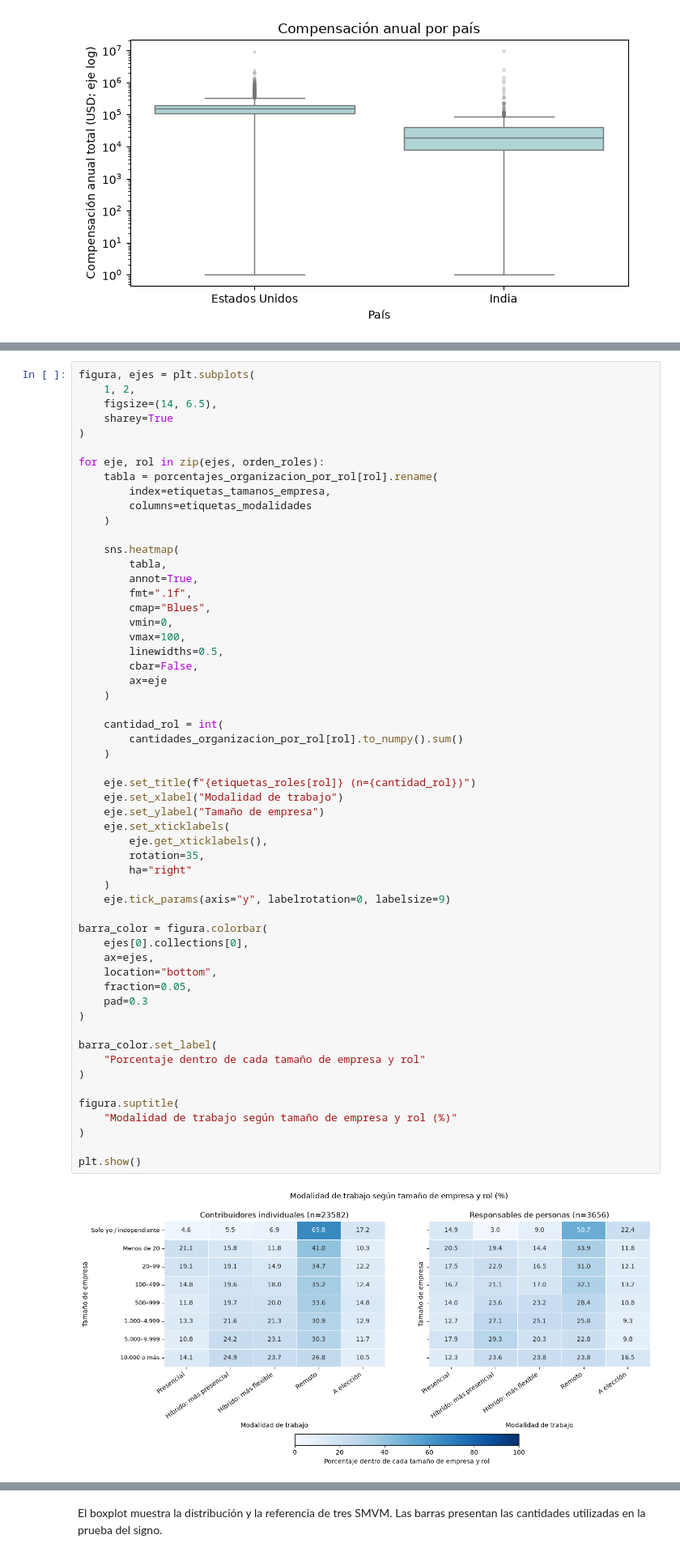
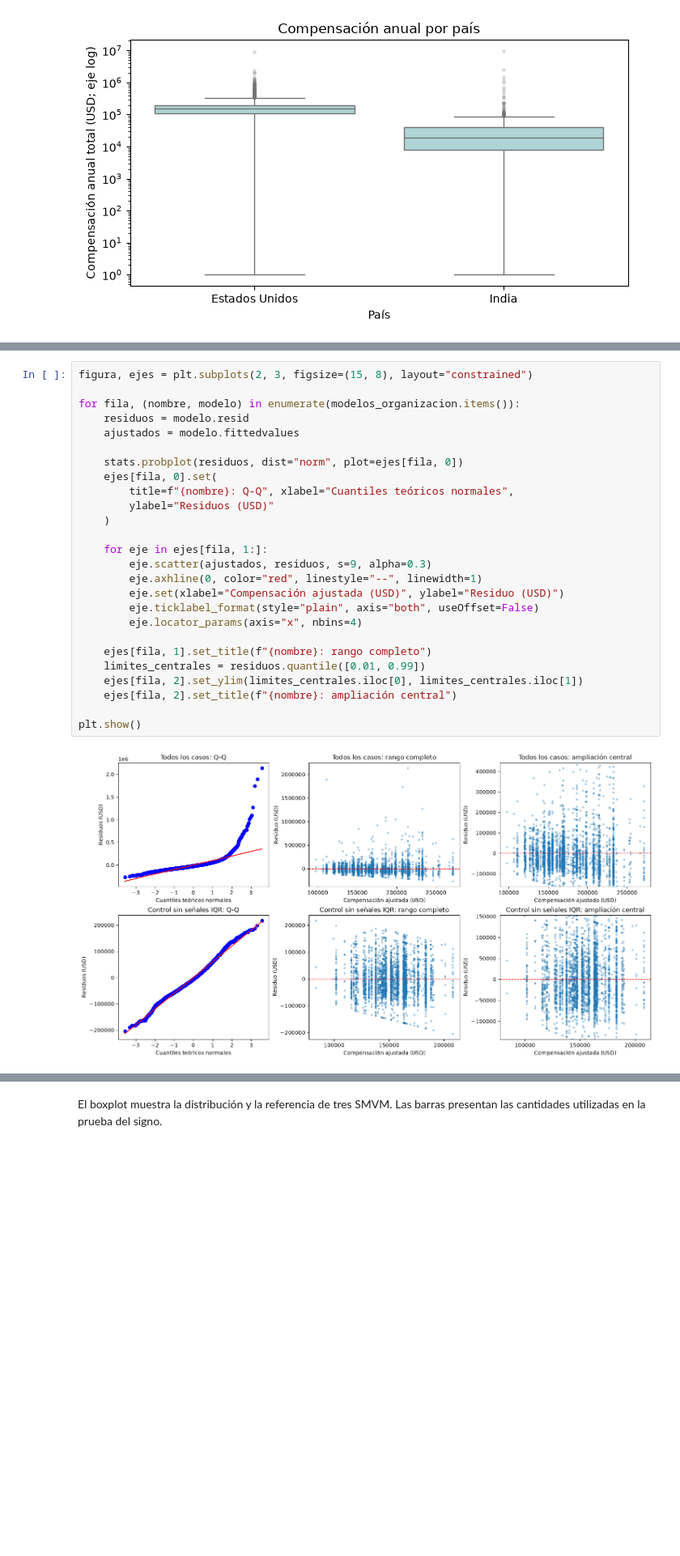
Before and after one commit to v-chiodi/TpEspecialF.Cs.Datos, a Jupyter notebook: tp_especial.ipynb, the cells around one changed output, grey strips where cells are left out. Shown at 81% size. Drawn from its saved outputs; the diff is of its cells as text; blank space fills up the shorter version.

```diff
--- a/tp_especial.ipynb
+++ b/tp_especial.ipynb
@@ -1466,59 +1446,29 @@ El mapa muestra los porcentajes de modalidad dentro de cada tamaño y rol. Cada
 # %%
-figura, ejes = plt.subplots(
-    1, 2,
-    figsize=(14, 6.5),
-    sharey=True
-)
+figura, ejes = plt.subplots(2, 3, figsize=(15, 8), layout="constrained")
 
-for eje, rol in zip(ejes, orden_roles):
-    tabla = porcentajes_organizacion_por_rol[rol].rename(
-        index=etiquetas_tamanos_empresa,
-        columns=etiquetas_modalidades
+for fila, (nombre, modelo) in enumerate(modelos_organizacion.items()):
+    residuos = modelo.resid
+    ajustados = modelo.fittedvalues
+
+    stats.probplot(residuos, dist="norm", plot=ejes[fila, 0])
+    ejes[fila, 0].set(
+        title=f"{nombre}: Q-Q", xlabel="Cuantiles teóricos normales",
+        ylabel="Residuos (USD)"
     )
 
-    sns.heatmap(
-        tabla,
-        annot=True,
-        fmt=".1f",
-        cmap="Blues",
-        vmin=0,
-        vmax=100,
-        linewidths=0.5,
-        cbar=False,
-        ax=eje
-    )
+    for eje in ejes[fila, 1:]:
+        eje.scatter(ajustados, residuos, s=9, alpha=0.3)
+        eje.axhline(0, color="red", linestyle="--", linewidth=1)
+        eje.set(xlabel="Compensación ajustada (USD)", ylabel="Residuo (USD)")
+        eje.ticklabel_format(style="plain", axis="both", useOffset=False)
+        eje.locator_params(axis="x", nbins=4)
 
-    cantidad_rol = int(
-        cantidades_organizacion_por_rol[rol].to_numpy().sum()
-    )
-
-    eje.set_title(f"{etiquetas_roles[rol]} (n={cantidad_rol})")
-    eje.set_xlabel("Modalidad de trabajo")
-    eje.set_ylabel("Tamaño de empresa")
-    eje.set_xticklabels(
-        eje.get_xticklabels(),
-        rotation=35,
-        ha="right"
-    )
-    eje.tick_params(axis="y", labelrotation=0, labelsize=9)
-
-barra_color = figura.colorbar(
-    ejes[0].collections[0],
-    ax=ejes,
-    location="bottom",
-    fraction=0.05,
-    pad=0.3
-)
-
-barra_color.set_label(
-    "Porcentaje dentro de cada tamaño de empresa y rol"
-)
-
-figura.suptitle(
-    "Modalidad de trabajo según tamaño de empresa y rol (%)"
-)
+    ejes[fila, 1].set_title(f"{nombre}: rango completo")
+    limites_centrales = residuos.quantile([0.01, 0.99])
+    ejes[fila, 2].set_ylim(limites_centrales.iloc[0], limites_centrales.iloc[1])
+    ejes[fila, 2].set_title(f"{nombre}: ampliación central")
 
 plt.show()
 # %% [output]
-[figure, old version]
+[figure, new version]
 # %% [markdown]
```
Also changed, not shown: parts of 26 cells of this notebook, 1 other file.
